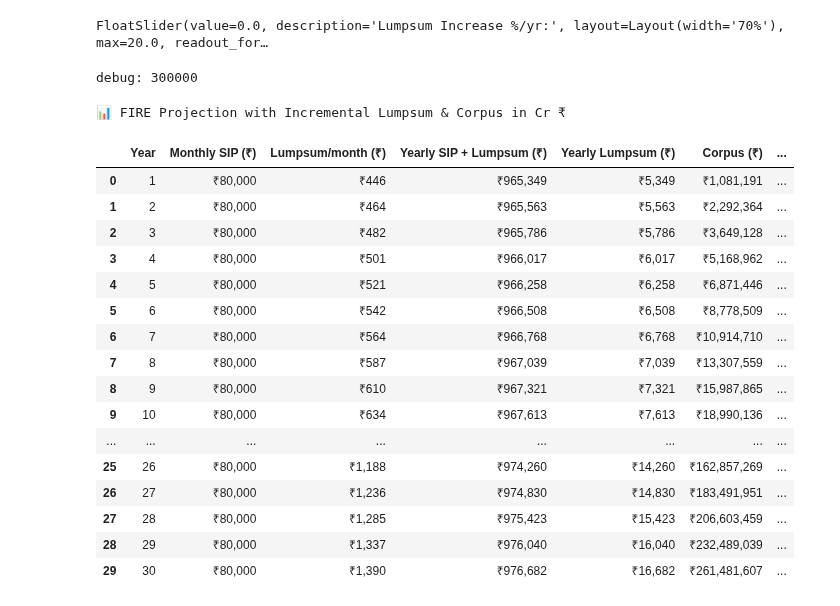
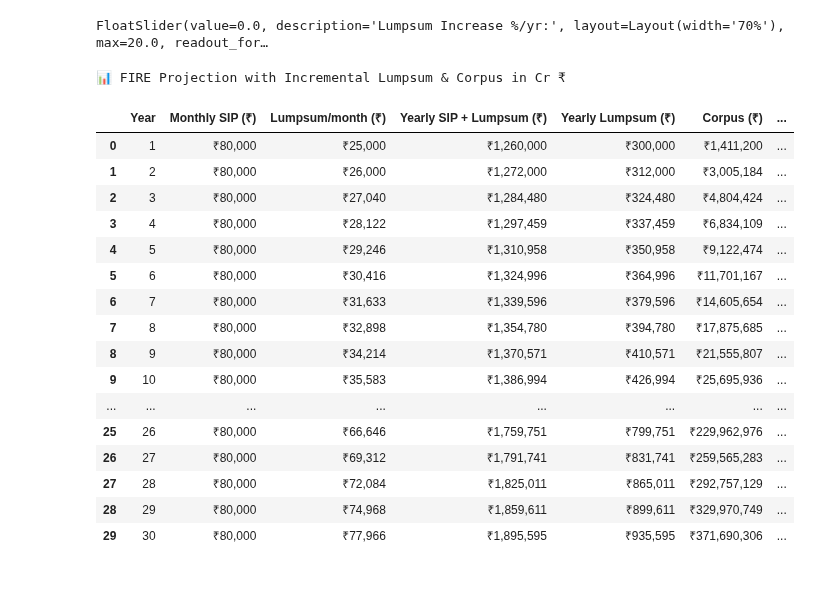
Before and after one commit to akshansh1718/DSA-learning, a Jupyter notebook: python.ipynb, the cells around one changed output. Drawn from its saved outputs; the diff is of its cells as text; code cells hidden in the pictures.

```diff
--- a/python.ipynb
+++ b/python.ipynb
@@ -276,25 +276,20 @@ display(lumpsum_increment_input)
 # %% [output]
 FloatSlider(value=0.0, description='Lumpsum Increase %/yr:', layout=Layout(width='70%'), max=20.0, readout_for…
 # %%
-# Inputs
+## Parameters
 monthly_sip = sip_slider.value
-total_lumpsum = lumpsum_input.value
-
-print("debug:",total_lumpsum)
+base_yearly_lumpsum = lumpsum_input.value  # now treated as yearly, not total
 expected_annual_return = roi_input.value / 100
-lumpsum_inc_percent = lumpsum_increment_input.value / 100  # from slider
+lumpsum_inc_percent = lumpsum_increment_input.value / 100
 years = 30
 
-# Step 1: Adjust base yearly lumpsum so sum over 30 years (with growth) = total_lumpsum
-lumpsum_growth_factors = [(1 + lumpsum_inc_percent) ** i for i in range(years)]
-adjusted_base_yearly_lumpsum = total_lumpsum / sum(lumpsum_growth_factors)
-
-# Step 2: Loop through years and calculate values
+# Corpus and data
 corpus = 0
 data = []
 
 for year in range(1, years + 1):
-    yearly_lumpsum = adjusted_base_yearly_lumpsum * ((1 + lumpsum_inc_percent) ** (year - 1))
+    # Lumpsum increases by % every year
+    yearly_lumpsum = base_yearly_lumpsum * ((1 + lumpsum_inc_percent) ** (year - 1))
     monthly_from_lumpsum = yearly_lumpsum / 12
     combined_monthly = monthly_sip + monthly_from_lumpsum
     yearly_sip = combined_monthly * 12
@@ -304,48 +299,48 @@ for year in range(1, years + 1):
     data.append({
         "Year": year,
         "Monthly SIP (₹)": round(monthly_sip),
         "Lumpsum/month (₹)": round(monthly_from_lumpsum),
         "Yearly SIP + Lumpsum (₹)": round(yearly_sip),
         "Yearly Lumpsum (₹)": round(yearly_lumpsum),
         "Corpus (₹)": round(corpus)
     })
+
 
 # Step 3: Create DataFrame
 df_corpus = pd.DataFrame(data)
 
 # Step 4: Format ₹ values
 columns_to_format = [
     "Monthly SIP (₹)", "Lumpsum/month (₹)", "Yearly SIP + Lumpsum (₹)", "Yearly Lumpsum (₹)", "Corpus (₹)"
 ]
 for col in columns_to_format:
     df_corpus[col] = df_corpus[col].map(lambda x: f"₹{x:,.0f}")
 
 # Step 5: Add Corpus in Cr ₹
 df_corpus["Corpus (Cr ₹)"] = (
     df_corpus["Corpus (₹)"].str.replace("₹", "").str.replace(",", "").astype(float) / 1e7
 ).map(lambda x: f"₹{x:.2f} Cr")
 
 # Step 6: Display
 df_corpus.style.set_caption("📊 FIRE Projection with Incremental Lumpsum & Corpus in Cr ₹").set_table_styles([
     {'selector': 'caption', 'props': [('caption-side', 'top'), ('font-size', '16px'), ('font-weight', 'bold')]}
 ])
 # %% [output]
-debug: 300000
+📊 FIRE Projection with Incremental Lumpsum & Corpus in Cr ₹
-📊 FIRE Projection with Incremental Lumpsum & Corpus in Cr ₹
 |  | Year | Monthly SIP (₹) | Lumpsum/month (₹) | Yearly SIP + Lumpsum (₹) | Yearly Lumpsum (₹) | Corpus (₹) | ... |
-| 0 | 1 | ₹80,000 | ₹446 | ₹965,349 | ₹5,349 | ₹1,081,191 | ... |
-| 1 | 2 | ₹80,000 | ₹464 | ₹965,563 | ₹5,563 | ₹2,292,364 | ... |
-| 2 | 3 | ₹80,000 | ₹482 | ₹965,786 | ₹5,786 | ₹3,649,128 | ... |
-| 3 | 4 | ₹80,000 | ₹501 | ₹966,017 | ₹6,017 | ₹5,168,962 | ... |
-| 4 | 5 | ₹80,000 | ₹521 | ₹966,258 | ₹6,258 | ₹6,871,446 | ... |
-| 5 | 6 | ₹80,000 | ₹542 | ₹966,508 | ₹6,508 | ₹8,778,509 | ... |
-| 6 | 7 | ₹80,000 | ₹564 | ₹966,768 | ₹6,768 | ₹10,914,710 | ... |
-| 7 | 8 | ₹80,000 | ₹587 | ₹967,039 | ₹7,039 | ₹13,307,559 | ... |
-| 8 | 9 | ₹80,000 | ₹610 | ₹967,321 | ₹7,321 | ₹15,987,865 | ... |
-| 9 | 10 | ₹80,000 | ₹634 | ₹967,613 | ₹7,613 | ₹18,990,136 | ... |
+| 0 | 1 | ₹80,000 | ₹25,000 | ₹1,260,000 | ₹300,000 | ₹1,411,200 | ... |
+| 1 | 2 | ₹80,000 | ₹26,000 | ₹1,272,000 | ₹312,000 | ₹3,005,184 | ... |
+| 2 | 3 | ₹80,000 | ₹27,040 | ₹1,284,480 | ₹324,480 | ₹4,804,424 | ... |
+| 3 | 4 | ₹80,000 | ₹28,122 | ₹1,297,459 | ₹337,459 | ₹6,834,109 | ... |
+| 4 | 5 | ₹80,000 | ₹29,246 | ₹1,310,958 | ₹350,958 | ₹9,122,474 | ... |
+| 5 | 6 | ₹80,000 | ₹30,416 | ₹1,324,996 | ₹364,996 | ₹11,701,167 | ... |
+| 6 | 7 | ₹80,000 | ₹31,633 | ₹1,339,596 | ₹379,596 | ₹14,605,654 | ... |
+| 7 | 8 | ₹80,000 | ₹32,898 | ₹1,354,780 | ₹394,780 | ₹17,875,685 | ... |
+| 8 | 9 | ₹80,000 | ₹34,214 | ₹1,370,571 | ₹410,571 | ₹21,555,807 | ... |
+| 9 | 10 | ₹80,000 | ₹35,583 | ₹1,386,994 | ₹426,994 | ₹25,695,936 | ... |
 | ... | ... | ... | ... | ... | ... | ... | ... |
-| 25 | 26 | ₹80,000 | ₹1,188 | ₹974,260 | ₹14,260 | ₹162,857,269 | ... |
-| 26 | 27 | ₹80,000 | ₹1,236 | ₹974,830 | ₹14,830 | ₹183,491,951 | ... |
-| 27 | 28 | ₹80,000 | ₹1,285 | ₹975,423 | ₹15,423 | ₹206,603,459 | ... |
-| 28 | 29 | ₹80,000 | ₹1,337 | ₹976,040 | ₹16,040 | ₹232,489,039 | ... |
-| 29 | 30 | ₹80,000 | ₹1,390 | ₹976,682 | ₹16,682 | ₹261,481,607 | ... |
+| 25 | 26 | ₹80,000 | ₹66,646 | ₹1,759,751 | ₹799,751 | ₹229,962,976 | ... |
+| 26 | 27 | ₹80,000 | ₹69,312 | ₹1,791,741 | ₹831,741 | ₹259,565,283 | ... |
+| 27 | 28 | ₹80,000 | ₹72,084 | ₹1,825,011 | ₹865,011 | ₹292,757,129 | ... |
+| 28 | 29 | ₹80,000 | ₹74,968 | ₹1,859,611 | ₹899,611 | ₹329,970,749 | ... |
+| 29 | 30 | ₹80,000 | ₹77,966 | ₹1,895,595 | ₹935,595 | ₹371,690,306 | ... |
```
